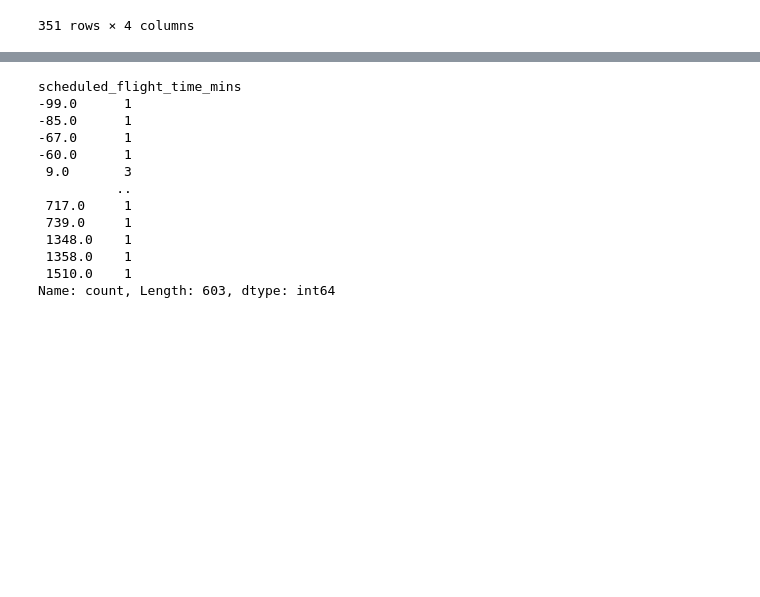
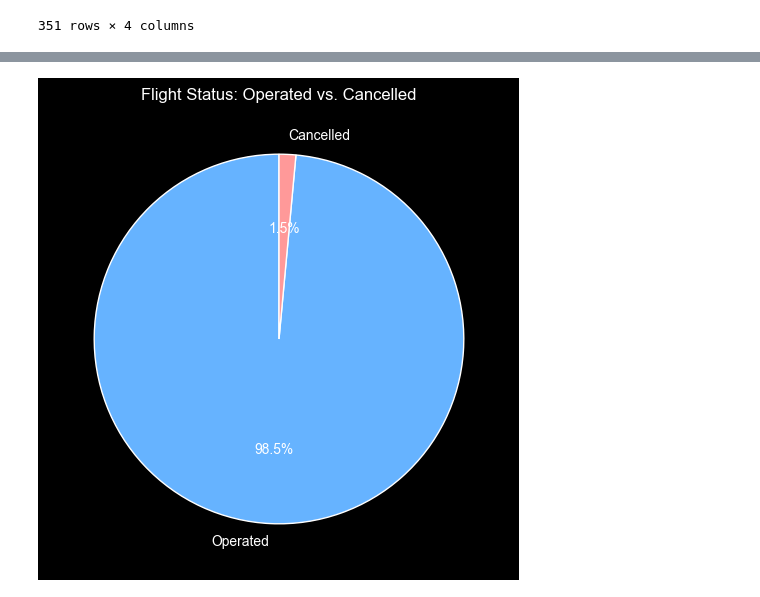
Before and after one commit to ganning127/NORP-aviation-datasets, a Jupyter notebook: BTS-airplane-delays/BTS_cleaning.ipynb, the cells around one changed output, grey strips where cells are left out. Cells and saved outputs as stored; diff of their text form; code cells hidden in the pictures; blank space fills up the shorter version.

Commit message:
add preliminary data analysis

```diff
--- a/BTS-airplane-delays/BTS_cleaning.ipynb
+++ b/BTS-airplane-delays/BTS_cleaning.ipynb
@@ -297,16 +322,9 @@ airports_df.to_csv("./clean_data/BTS_airports.csv", index=False, na_rep="")
 # %%
-flights_df['scheduled_flight_time_mins'].value_counts().sort_index()
+# Analysis 1: Cancellation Status (Pie Chart)
+plt.figure(figsize=(6, 6))
+status_counts = flights_df['is_cancelled'].value_counts().rename({0: 'Operated', 1: 'Cancelled'})
+plt.pie(status_counts, labels=status_counts.index, autopct='%1.1f%%', colors=['#66b3ff', '#ff9999'], startangle=90)
+plt.title('Flight Status: Operated vs. Cancelled')
+plt.show()
 # %% [output]
-scheduled_flight_time_mins
--99.0      1
--85.0      1
--67.0      1
--60.0      1
- 9.0       3
-          ..
- 717.0     1
- 739.0     1
- 1348.0    1
- 1358.0    1
- 1510.0    1
-Name: count, Length: 603, dtype: int64
+[figure, added]
```
Also changed, not shown: parts of 10 cells of this notebook.
